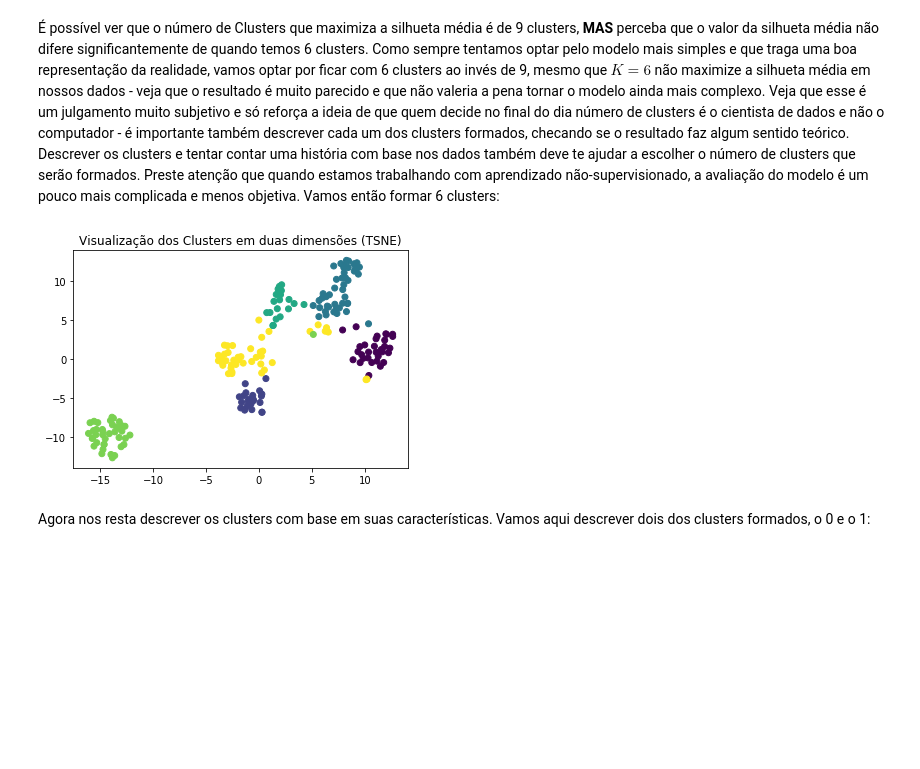
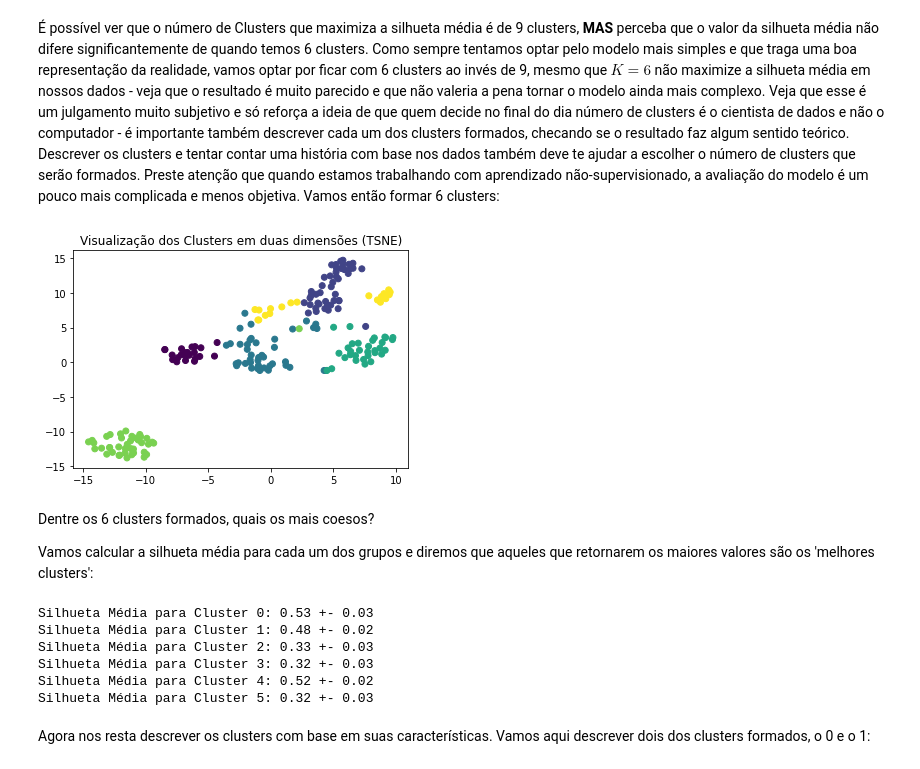
Before and after one commit to felipemaiapolo/datagirls_clustering_2020, a Jupyter notebook: Workshop_DataGirls2020_Clustering.ipynb, the cells around one changed output. Drawn from its saved outputs; the diff is of its cells as text; code cells hidden in the pictures; blank space fills up the shorter version.

```diff
--- a/Workshop_DataGirls2020_Clustering.ipynb
+++ b/Workshop_DataGirls2020_Clustering.ipynb
@@ -122,11 +116,6 @@ Antes de realizar o agrupamente, faremos uma normalização nos dados, pois dado
-# %%
-from sklearn.preprocessing import MinMaxScaler
-
-scaler = MinMaxScaler()
-scaler.fit(temp)
-
-#transformando
-temp=scaler.transform(temp)
+# %%
+scaler = MinMaxScaler()
+temp = scaler.fit_transform(temp)
 # %% [markdown]
 Perceba que aqui não fizemos uma divisão entre base de treino e teste, pois não é muito comum agir dessa maneira quando nosso fim é o agrupamento, mesmo que existam algumas abordagens em que isso possa ser feito. Uma maneira de sabermos mais ou menos como nossos dados podem se agrupar é utilizando a técnica TSNE, que é uma técnica de redução de dimensionalidade. Diferentemente do PCA, esta técnica foi criada com o intuito de se manter a estrutura de distâncias presentes nos dados originais. Sendo assim, ela consegue manter muito bem a estrutura de agrupamento entre os indivíduos. Vamos utilizar esta técnica somente para tentar visualizar, em duas dimensões, como nosso modelo *K-Means* provavelmente fará as divisões de clusters:
 # %%
@@ -242,14 +226,14 @@ Com três clusters conseguimos um resultado razoável. Mas como fazer a otimiza
 # %%
 sill = []
 
-for i in range(2, 15):
+for i in range(2, 20):
     kmeans = KMeans(n_clusters = i, random_state=0)
     kmeans.fit(temp)
     cluster_labels = kmeans.predict(temp)
 
     sill.append(silhouette_score(temp, cluster_labels))
 
-plt.plot(range(2, 15), sill)
+plt.plot(range(2, 20), sill)
 plt.title('O Método da Silhueta')
 plt.xlabel('Némero de Clusters')
 plt.ylabel('Silhueta média')
@@ -259,15 +243,35 @@ plt.show()
 # %% [markdown]
 É possível ver que o número de Clusters que maximiza a silhueta média é de 9 clusters, **MAS** perceba que o valor da silhueta média não difere significantemente de quando temos 6 clusters. Como sempre tentamos optar pelo modelo mais simples e que traga uma boa representação da realidade, vamos optar por ficar com 6 clusters ao invés de 9, mesmo que $K=6$ não maximize a silhueta média em nossos dados - veja que o resultado é muito parecido e que não valeria a pena tornar o modelo ainda mais complexo. Veja que esse é um julgamento muito subjetivo e só reforça a ideia de que quem decide no final do dia número de clusters é o cientista de dados e não o computador - é importante também descrever cada um dos clusters formados, checando se o resultado faz algum sentido teórico. Descrever os clusters e tentar contar uma história com base nos dados também deve te ajudar a escolher o número de clusters que serão formados. Preste atenção que quando estamos trabalhando com aprendizado não-supervisionado, a avaliação do modelo é um pouco mais complicada e menos objetiva. Vamos então formar 6 clusters:
 # %%
-kmeans = KMeans(n_clusters = 6, random_state=0)
+n_clust = 6
+
+kmeans = KMeans(n_clusters = n_clust, random_state=0)
 kmeans.fit(temp)
 
 plt.scatter(tsne[:,0], tsne[:,1], c = kmeans.labels_)
 plt.title('Visualização dos Clusters em duas dimensões (TSNE)')
 
 plt.show()
 # %% [output]
-[figure, old version]
+[figure, new version]
+# %% [markdown]
+Dentre os 6 clusters formados, quais os mais coesos?
+
+Vamos calcular a silhueta média para cada um dos grupos e diremos que aqueles que retornarem os maiores valores são os 'melhores clusters':
+# %%
+silhouettes = silhouette_samples(temp, kmeans.labels_)
+
+for k in range(n_clust):
+  print("Silhueta Média para Cluster {:}: {:.2f} +- {:.2f}".format(k,
+                                                                   np.mean(silhouettes[kmeans.labels_==k]),
+                                                                   np.std(silhouettes[kmeans.labels_==k]/np.sum(kmeans.labels_==k)**.5)))
+# %% [output]
+Silhueta Média para Cluster 0: 0.53 +- 0.03
+Silhueta Média para Cluster 1: 0.48 +- 0.02
+Silhueta Média para Cluster 2: 0.33 +- 0.03
+Silhueta Média para Cluster 3: 0.32 +- 0.03
+Silhueta Média para Cluster 4: 0.52 +- 0.02
+Silhueta Média para Cluster 5: 0.32 +- 0.03
 # %% [markdown]
 Agora nos resta descrever os clusters com base em suas características. Vamos aqui descrever dois dos clusters formados, o 0 e o 1:
 # %%
```
Also changed, not shown: parts of 21 cells of this notebook.
